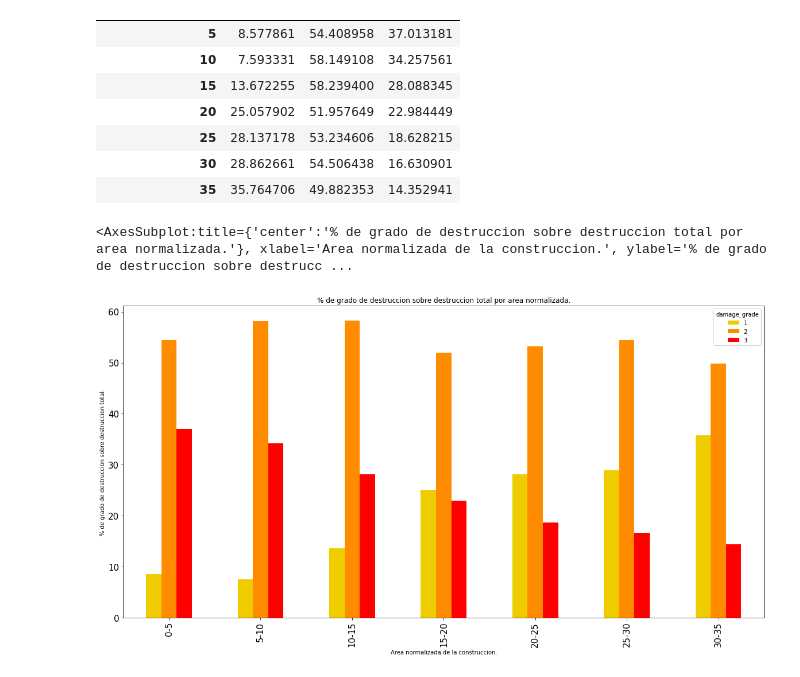
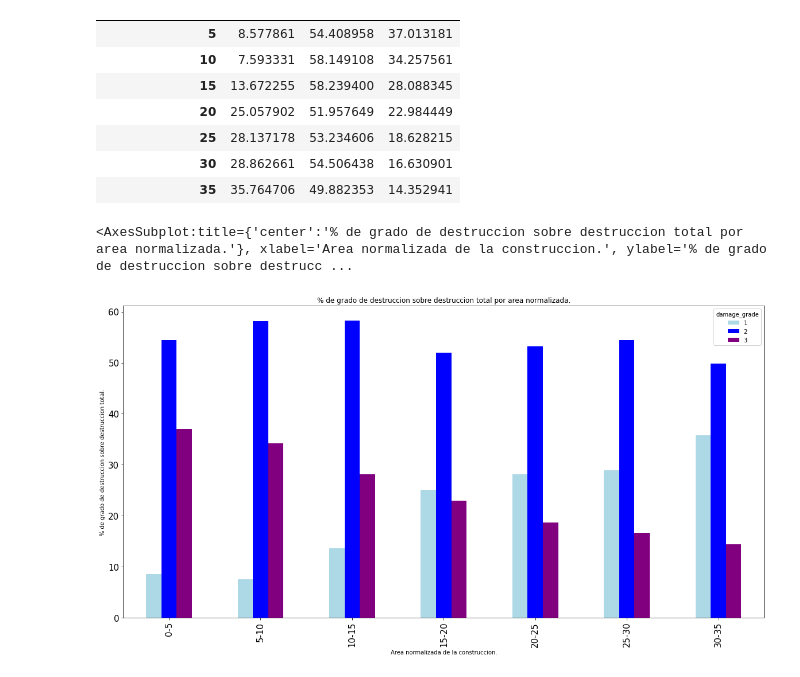
Before and after one commit to joaquinfontela/OrganizacionDeDatos-TP1, a Jupyter notebook: src/Continuous.ipynb, the cells around one changed output. Saved outputs shown, nothing was run; the diff lists cells and outputs as text; code cells hidden in the pictures.

```diff
--- a/src/Continuous.ipynb
+++ b/src/Continuous.ipynb
@@ -323,11 +323,11 @@ area_damage_pivot.index = ["0-5", "5-10", "10-15", "15-20", "20-25", "25-30", "3
 # %%
 area_damage_pivot.plot(kind = "bar",\
      figsize = (20,10),\
      title = "% de grado de destruccion sobre destruccion total por area normalizada.",\
      xlabel = "Area normalizada de la construccion.",\
      ylabel = "% de grado de destruccion sobre destruccion total.",\
-     color = ["#eecc00", "darkorange", "red"],\
+     color = ["lightblue", "blue", "purple"],\
      fontsize=15)
 # %% [output]
 <AxesSubplot:title={'center':'% de grado de destruccion sobre destruccion total por area normalizada.'}, xlabel='Area normalizada de la construccion.', ylabel='% de grado de destruccion sobre destrucc ...
-[figure, old version]
+[figure, new version]
```
Also changed, not shown: 1 other file.
